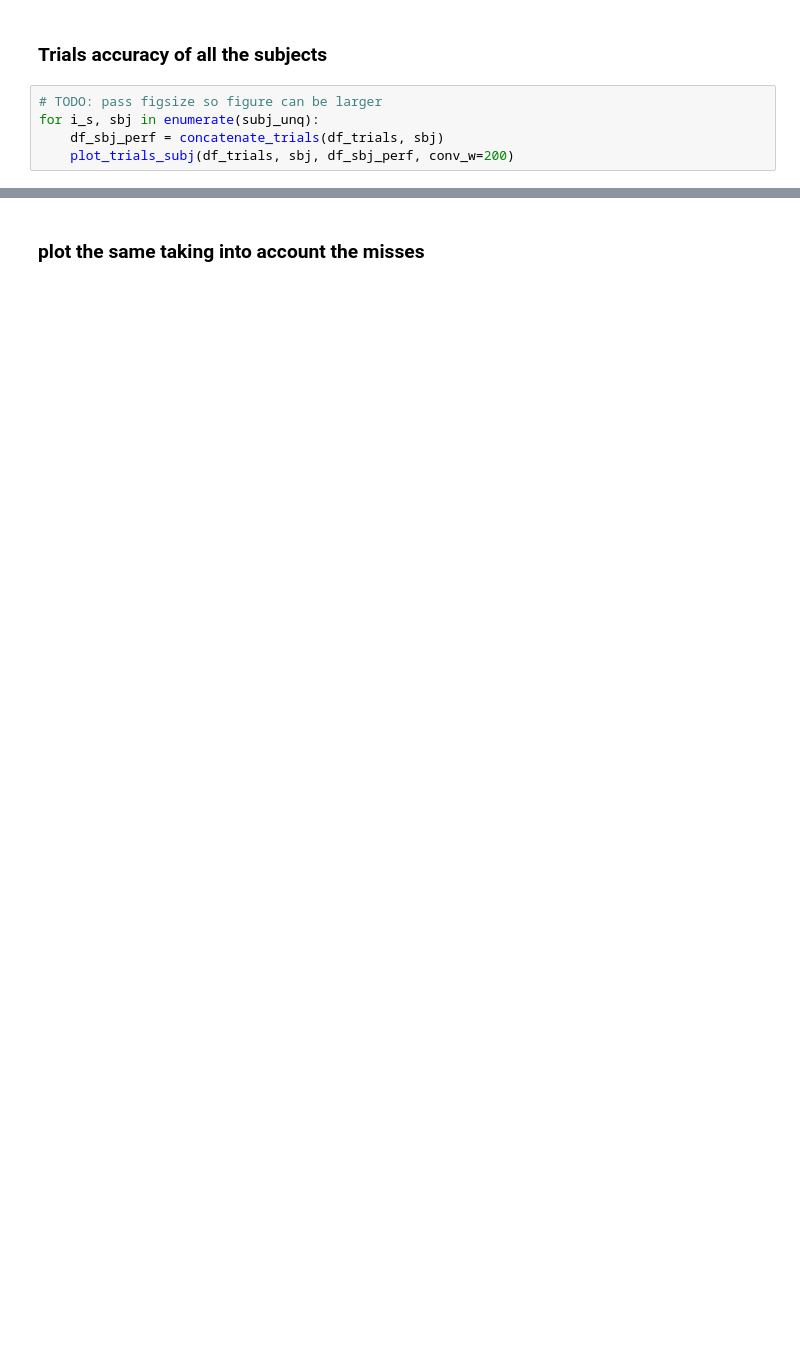
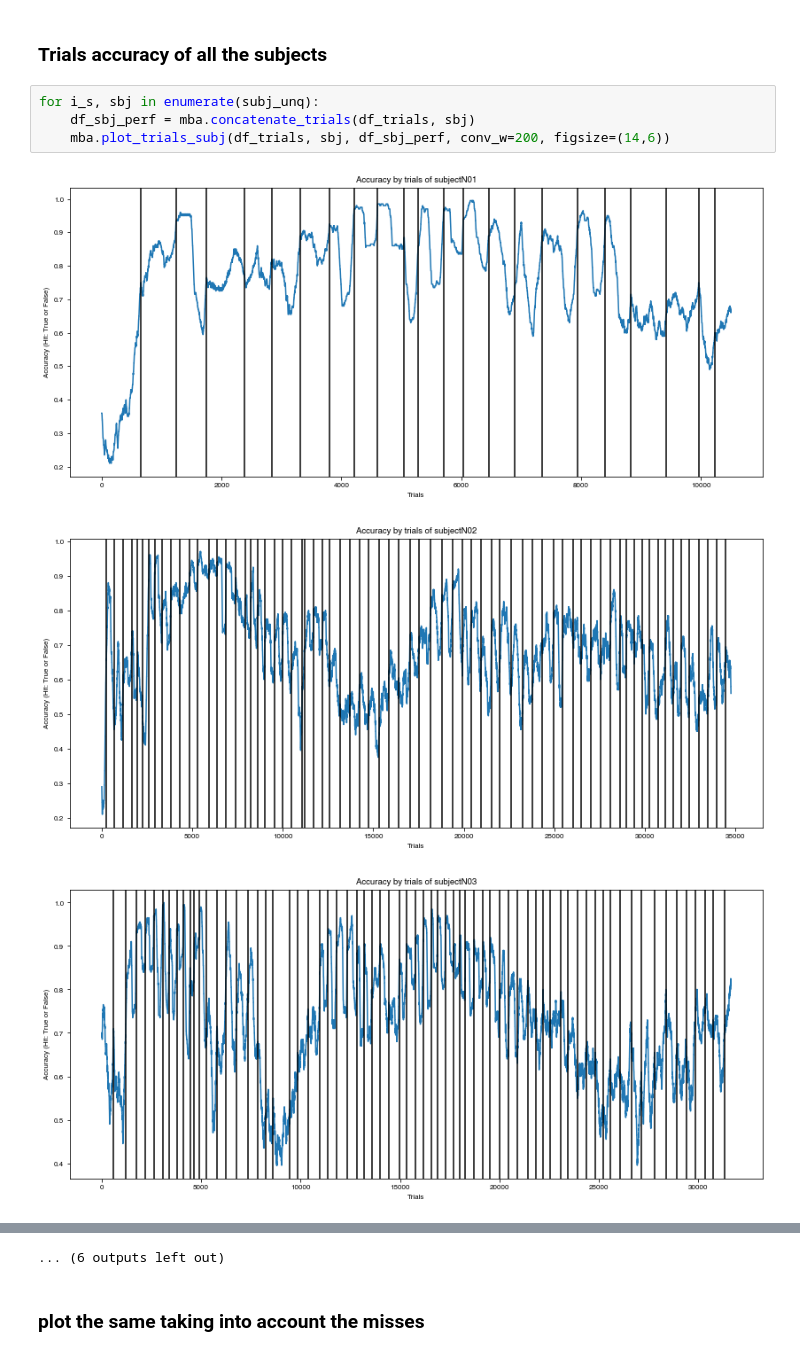
Before and after one commit to manuelmolano/ngym_shaping, a Jupyter notebook: Results_mice_behave_analysis.ipynb, the cells around one changed output, grey strips where cells are left out. Saved outputs shown, nothing was run; the diff lists cells and outputs as text; blank space fills up the shorter version.

```diff
--- a/Results_mice_behave_analysis.ipynb
+++ b/Results_mice_behave_analysis.ipynb
@@ -44,7 +44,10 @@ plot_trials_subjects(df_trials, conv_w=20)
 # %% [markdown]
 ### Trials accuracy of all the subjects
 # %%
-# TODO: pass figsize so figure can be larger
 for i_s, sbj in enumerate(subj_unq):
-    df_sbj_perf = concatenate_trials(df_trials, sbj)
-    plot_trials_subj(df_trials, sbj, df_sbj_perf, conv_w=200)
+    df_sbj_perf = mba.concatenate_trials(df_trials, sbj)
+    mba.plot_trials_subj(df_trials, sbj, df_sbj_perf, conv_w=200, figsize=(14,6))
+# %% [output]
+[figure, added]
+[figure, added]
+[figure, added]
@@ -51,3 +63,4 @@ for i_s, sbj in enumerate(subj_unq):
+... (6 outputs left out)
 # %% [markdown]
 ### plot the same taking into account the misses
 # %%
```
Also changed, not shown: parts of 10 cells of this notebook, 1 other file.
